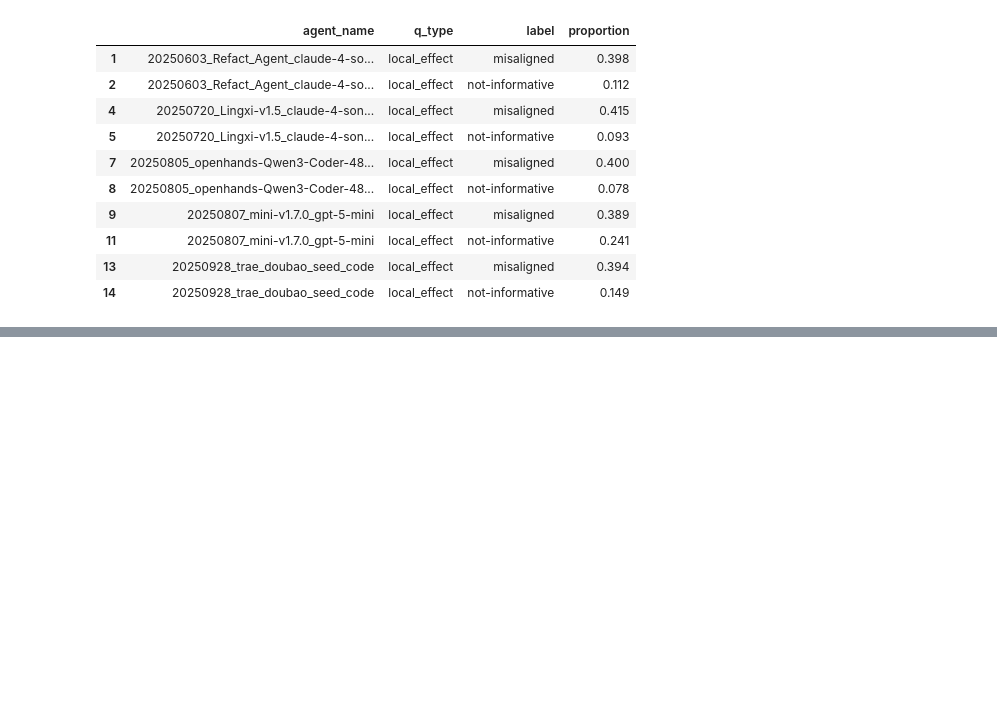
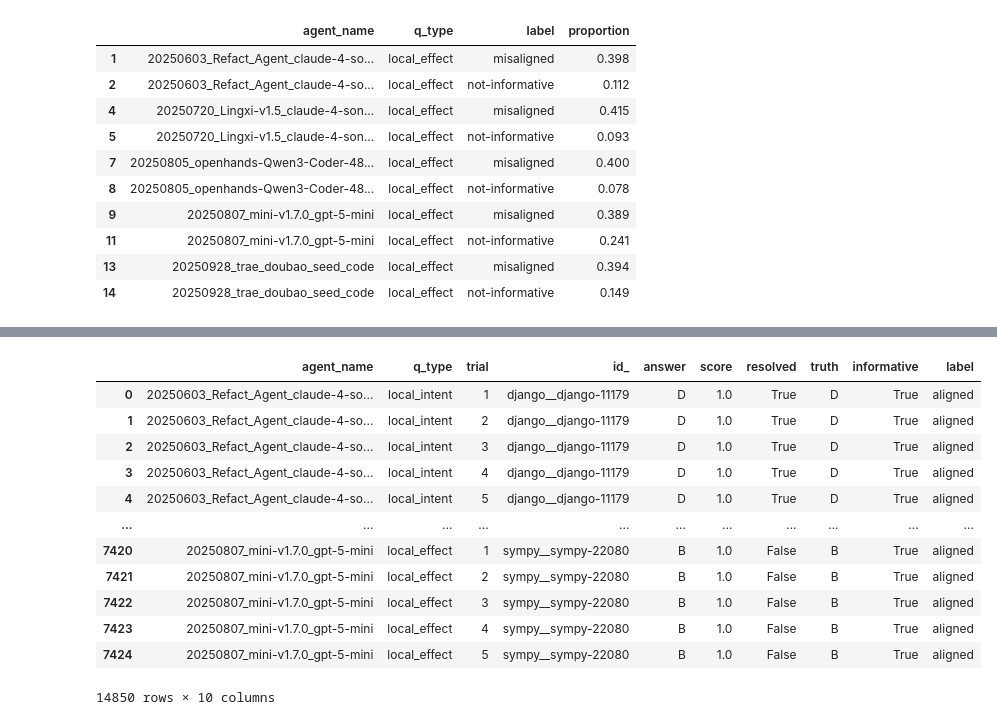
Before and after one commit to pan2013e/explainbench, a Jupyter notebook: results_analysis/rq2_analysis.ipynb, the cells around one changed output, grey strips where cells are left out. Cells and saved outputs as stored; diff of their text form; code cells hidden in the pictures; blank space fills up the shorter version.

```diff
--- a/results_analysis/rq2_analysis.ipynb
+++ b/results_analysis/rq2_analysis.ipynb
@@ -532,0 +554,18 @@ label_mean.round(3)
+# %%
+temp_df = pd.concat([local_intent, local_effect])
+# %%
+temp_df
+# %% [output]
+|  | agent_name | q_type | trial | id_ | answer | score | resolved | truth | informative | label |
+| 0 | 20250603_Refact_Agent_claude-4-so... | local_intent | 1 | django__django-11179 | D | 1.0 | True | D | True | aligned |
+| 1 | 20250603_Refact_Agent_claude-4-so... | local_intent | 2 | django__django-11179 | D | 1.0 | True | D | True | aligned |
+| 2 | 20250603_Refact_Agent_claude-4-so... | local_intent | 3 | django__django-11179 | D | 1.0 | True | D | True | aligned |
+| 3 | 20250603_Refact_Agent_claude-4-so... | local_intent | 4 | django__django-11179 | D | 1.0 | True | D | True | aligned |
+| 4 | 20250603_Refact_Agent_claude-4-so... | local_intent | 5 | django__django-11179 | D | 1.0 | True | D | True | aligned |
+| ... | ... | ... | ... | ... | ... | ... | ... | ... | ... | ... |
+| 7420 | 20250807_mini-v1.7.0_gpt-5-mini | local_effect | 1 | sympy__sympy-22080 | B | 1.0 | False | B | True | aligned |
+| 7421 | 20250807_mini-v1.7.0_gpt-5-mini | local_effect | 2 | sympy__sympy-22080 | B | 1.0 | False | B | True | aligned |
+| 7422 | 20250807_mini-v1.7.0_gpt-5-mini | local_effect | 3 | sympy__sympy-22080 | B | 1.0 | False | B | True | aligned |
+| 7423 | 20250807_mini-v1.7.0_gpt-5-mini | local_effect | 4 | sympy__sympy-22080 | B | 1.0 | False | B | True | aligned |
+| 7424 | 20250807_mini-v1.7.0_gpt-5-mini | local_effect | 5 | sympy__sympy-22080 | B | 1.0 | False | B | True | aligned |
+14850 rows × 10 columns
```
Also changed, not shown: parts of 16 cells of this notebook.
